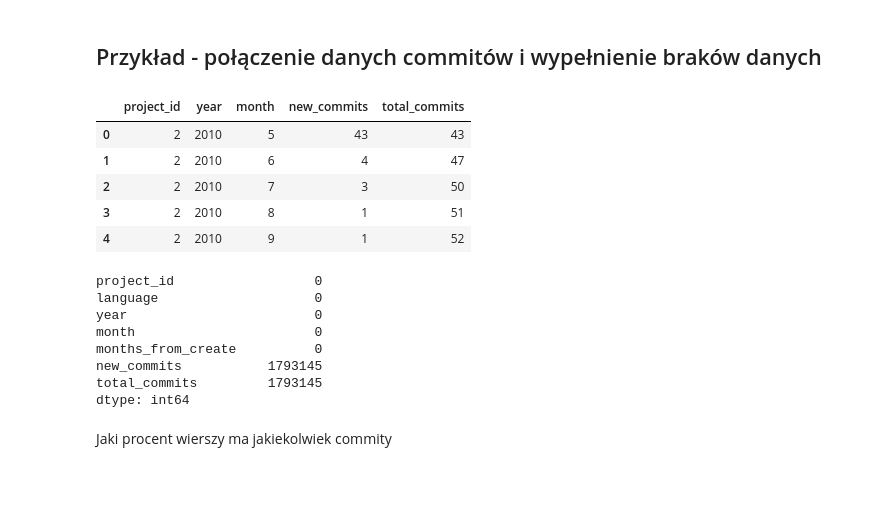
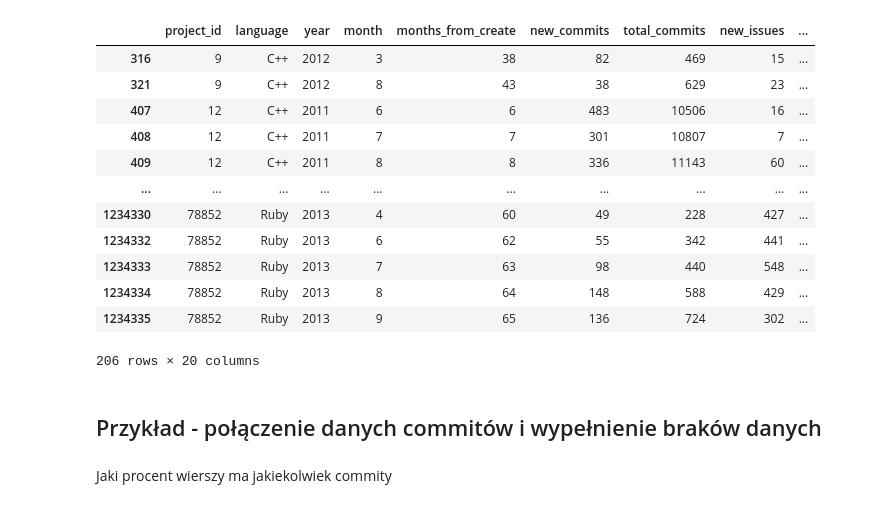
Before and after one commit to DuDiiC/engineering-thesis, a Jupyter notebook: notebooks/02_data_preparing/07. (tmp) łączenie w zbiór uczący.ipynb, the cells around one changed output. Drawn from its saved outputs; the diff is of its cells as text; code cells hidden in the pictures; blank space fills up the shorter version.

```diff
--- a/notebooks/02_data_preparing/07. (tmp) łączenie w zbiór uczący.ipynb
+++ b/notebooks/02_data_preparing/07. (tmp) łączenie w zbiór uczący.ipynb
@@ -23,0 +50,40 @@ projects_time_series = projects_time_series.reset_index().drop(columns={'index',
+# %%
+def merge_summary_value(df1, df2, summ_val):
+    new_df = merge_into_projects_time_series(df1, df2)
+    new_df[summ_val] = fill_NaN_for_summary_values(new_df, summ_val)
+    new_df[summ_val] = new_df[summ_val].astype('int64')
+    return new_df
+# %%
+# commity
+new_commits = pd.read_pickle('../../data/02_prepared_data/new_commits.pkl')
+new_issues = pd.read_pickle('../../data/02_prepared_data/new_issues.pkl')
+# issues
+unique_committers = pd.read_pickle('../../data/02_prepared_data/unique_committers.pkl')
+new_issue_comments = pd.read_pickle('../../data/02_prepared_data/new_issue_comments.pkl')
+# pull requesty zmergowane
+new_opened_pull_requests_to_merge = pd.read_pickle('../../data/02_prepared_data/new_opened_pull_requests_to_merge.pkl')
+new_merged_pull_requests = pd.read_pickle('../../data/02_prepared_data/new_merged_pull_requests.pkl')
+new_closed_merged_pull_requests = pd.read_pickle('../../data/02_prepared_data/new_closed_merged_pull_requests.pkl')
+total_merged_pull_requests = pd.read_pickle('../../data/02_prepared_data/total_merged_pull_requests.pkl')
+# pull requesty niezmergowane
+new_opened_pull_requests_to_discard = pd.read_pickle('../../data/02_prepared_data/new_opened_pull_requests_to_discard.pkl')
+new_closed_unmerged_pull_requests = pd.read_pickle('../../data/02_prepared_data/new_closed_unmerged_pull_requests.pkl')
+total_unmerged_pull_requests = pd.read_pickle('../../data/02_prepared_data/total_unmerged_pull_requests.pkl')
+# %%
+# commity
+projects_time_series = full_merge(projects_time_series, new_commits, 'new_commits', 'total_commits')
+projects_time_series = full_merge(projects_time_series, new_issues, 'new_issues', 'total_issues')
+# issues
+projects_time_series = full_merge(projects_time_series, unique_committers, 'unique_committers', 'total_unique_committers')
+projects_time_series = full_merge(projects_time_series, new_issue_comments, 'new_issue_comments', 'total_issue_comments')
+# pull requesty zmergowane
+projects_time_series = merge_monthly_value(projects_time_series, new_opened_pull_requests_to_merge, 'new_opened_pull_requests_to_merge')
+projects_time_series = merge_monthly_value(projects_time_series, new_merged_pull_requests, 'new_merged_pull_requests')
+projects_time_series = merge_monthly_value(projects_time_series, new_closed_merged_pull_requests, 'new_closed_merged_pull_requests')
+projects_time_series = merge_summary_value(projects_time_series, total_merged_pull_requests, 'total_merged_pull_requests')
+# pull requesty niezmergowane
+projects_time_series = merge_monthly_value(projects_time_series, new_opened_pull_requests_to_discard, 'new_opened_pull_requests_to_discard')
+projects_time_series = merge_monthly_value(projects_time_series, new_closed_unmerged_pull_requests, 'new_closed_unmerged_pull_requests')
+projects_time_series = merge_summary_value(projects_time_series, total_unmerged_pull_requests, 'total_unmerged_pull_requests')
+
+projects_time_series.head()
@@ -24,27 +97,27 @@ projects_time_series = projects_time_series.reset_index().drop(columns={'index',
+# %%
+projects_time_series[projects_time_series['unique_committers'] > 20]
+# %% [output]
+|  | project_id | language | year | month | months_from_create | new_commits | total_commits | new_issues | ... |
+| 316 | 9 | C++ | 2012 | 3 | 38 | 82 | 469 | 15 | ... |
+| 321 | 9 | C++ | 2012 | 8 | 43 | 38 | 629 | 23 | ... |
+| 407 | 12 | C++ | 2011 | 6 | 6 | 483 | 10506 | 16 | ... |
+| 408 | 12 | C++ | 2011 | 7 | 7 | 301 | 10807 | 7 | ... |
+| 409 | 12 | C++ | 2011 | 8 | 8 | 336 | 11143 | 60 | ... |
+| ... | ... | ... | ... | ... | ... | ... | ... | ... | ... |
+| 1234330 | 78852 | Ruby | 2013 | 4 | 60 | 49 | 228 | 427 | ... |
+| 1234332 | 78852 | Ruby | 2013 | 6 | 62 | 55 | 342 | 441 | ... |
+| 1234333 | 78852 | Ruby | 2013 | 7 | 63 | 98 | 440 | 548 | ... |
+| 1234334 | 78852 | Ruby | 2013 | 8 | 64 | 148 | 588 | 429 | ... |
+| 1234335 | 78852 | Ruby | 2013 | 9 | 65 | 136 | 724 | 302 | ... |
+206 rows × 20 columns
 # %% [markdown]
 ## Przykład - połączenie danych commitów i wypełnienie braków danych
 # %%
-new_commits = pd.read_pickle('../../data/02_prepared_data/new_commits.pkl')
-new_commits.head()
+# new_commits = pd.read_pickle('../../data/02_prepared_data/new_commits.pkl')
+# new_commits.head()
-# %% [output]
-|  | project_id | year | month | new_commits | total_commits |
-| 0 | 2 | 2010 | 5 | 43 | 43 |
-| 1 | 2 | 2010 | 6 | 4 | 47 |
-| 2 | 2 | 2010 | 7 | 3 | 50 |
-| 3 | 2 | 2010 | 8 | 1 | 51 |
-| 4 | 2 | 2010 | 9 | 1 | 52 |
 # %%
-time_series_with_commits_info = pd.merge(projects_time_series, new_commits, on=['project_id', 'year', 'month'], how='left', sort=False)
-time_series_with_commits_info.isnull().sum()
+# time_series_with_commits_info = pd.merge(projects_time_series, new_commits, on=['project_id', 'year', 'month'], how='left', sort=False)
+# time_series_with_commits_info.isnull().sum()
-# %% [output]
-project_id                  0
-language                    0
-year                        0
-month                       0
-months_from_create          0
-new_commits           1793145
-total_commits         1793145
-dtype: int64
 # %% [markdown]
 Jaki procent wierszy ma jakiekolwiek commity
 # %%
```
Also changed, not shown: parts of 15 cells of this notebook.
